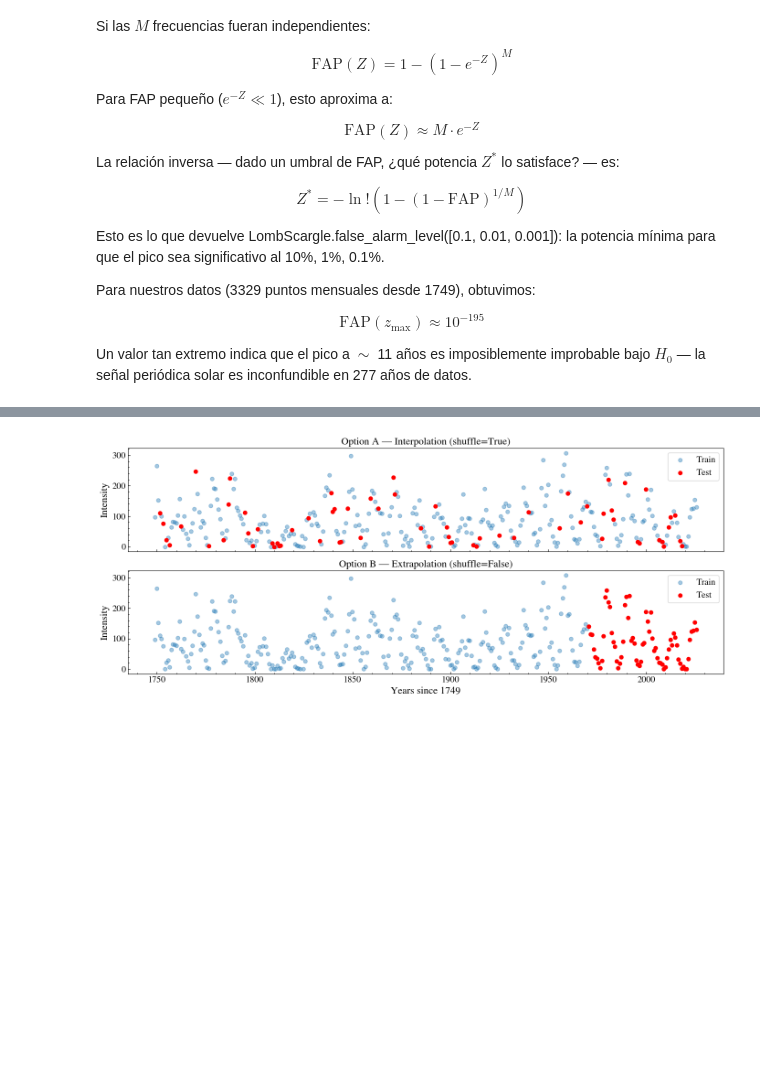
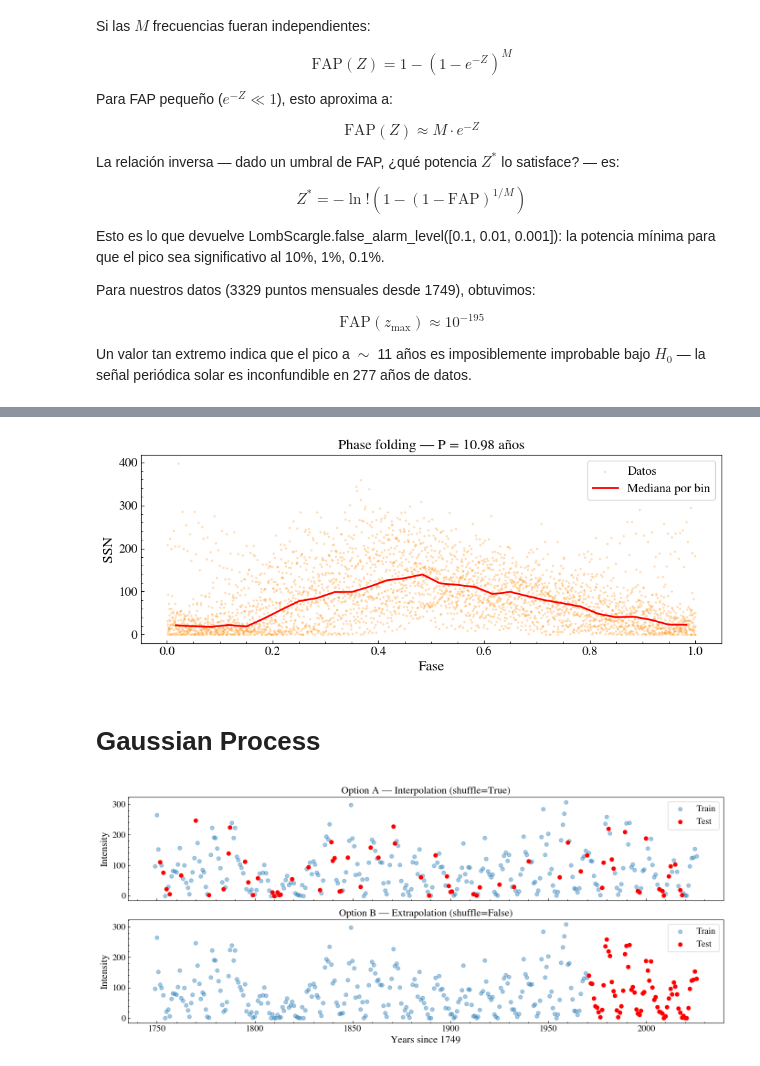
Before and after one commit to jurados/AS4501_Astroinformatic, a Jupyter notebook: Auxiliar/AUX10_TimeSeries.ipynb, the cells around one changed output, grey strips where cells are left out. Saved outputs shown, nothing was run; the diff lists cells and outputs as text; code cells hidden in the pictures; blank space fills up the shorter version.

```diff
--- a/Auxiliar/AUX10_TimeSeries.ipynb
+++ b/Auxiliar/AUX10_TimeSeries.ipynb
@@ -401,3 +417,26 @@ ax.legend()
+# %%
+from scipy.stats import binned_statistic
+
+periodo = periodo_optimo  # 10.96 años
+fase    = (df.index.values % periodo) / periodo
+
+bins = 30
+mediana, bordes, _ = binned_statistic(fase, df["intensity"], statistic="median", bins=bins)
+centros = (bordes[:-1] + bordes[1:]) / 2
+
+fig, ax = plt.subplots(figsize=(10, 4))
+ax.scatter(fase, df["intensity"], s=3, alpha=0.2, color="darkorange", label="Datos")
+ax.plot(centros, mediana, color="red", lw=2, label="Mediana por bin")
+ax.set_xlabel("Fase")
+ax.set_ylabel("SSN")
+ax.set_title(f"Phase folding — P = {periodo:.2f} años")
+ax.legend()
+plt.tight_layout()
+plt.show()
+# %% [output]
+[figure, added]
+# %% [markdown]
+# Gaussian Process
 # %%
 # ---- Preparation -----
 X_all = df.index.values.reshape(-1, 1)[::10]
```
Also changed, not shown: parts of 17 cells of this notebook, 1 other file.
